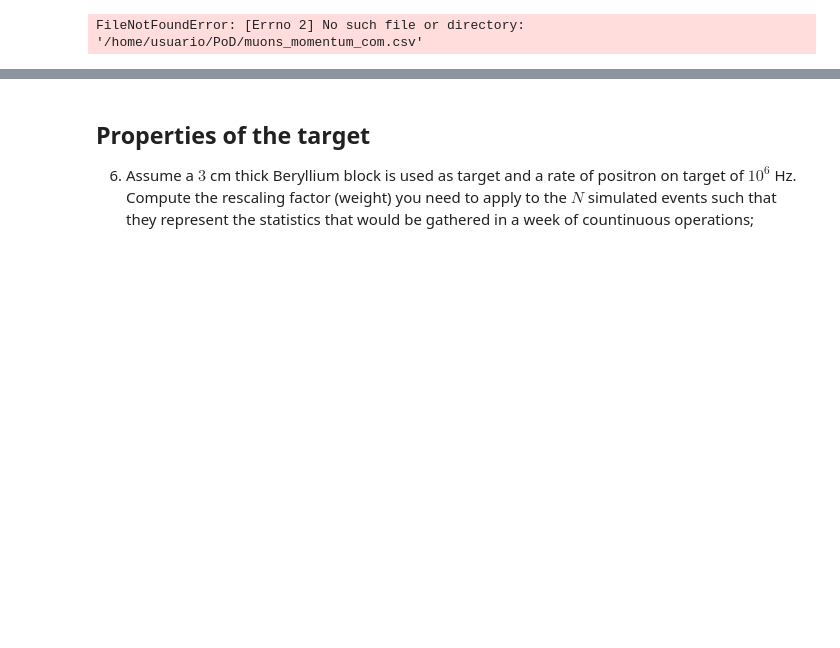
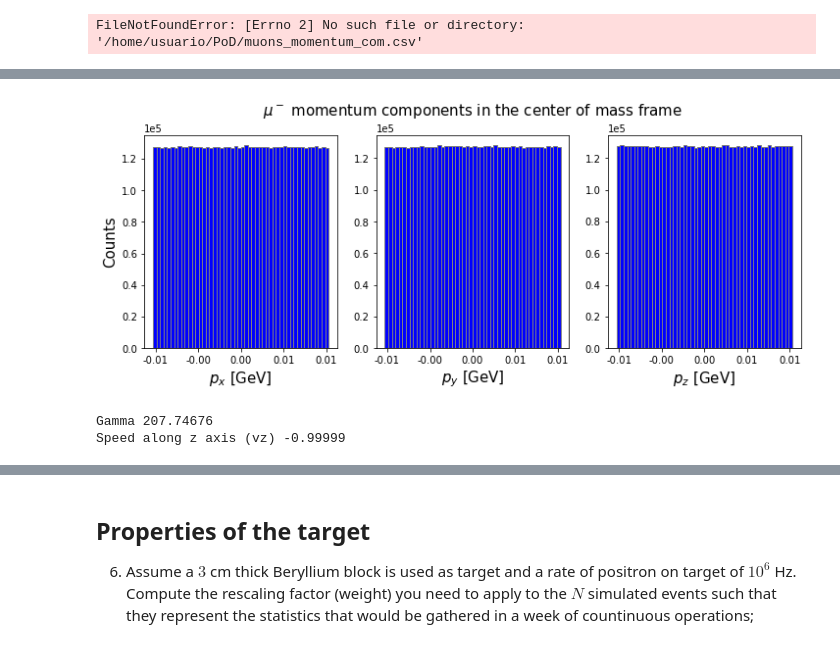
Before and after one commit to eigen-carmona/LCP_projects_Y3, a Jupyter notebook: Muons_project.ipynb, the cells around one changed output, grey strips where cells are left out. Cells and saved outputs as stored; diff of their text form; code cells hidden in the pictures; blank space fills up the shorter version.

```diff
--- a/Muons_project.ipynb
+++ b/Muons_project.ipynb
@@ -339,26 +341,28 @@ plt.show()
 # %%
 fig, (ax1,ax2,ax3) = plt.subplots(nrows=1, ncols=3, figsize=(12, 4))
 
 n, bins, _ = ax1.hist(pxam, bins=50,color='b', ec='grey')
 ax1.set_xlabel(r'$p_x$ [GeV]', fontsize=15)
 ax1.set_ylabel('Counts', fontsize=15)
 ax1.ticklabel_format(axis="y", style="sci", scilimits=(5,5))
 ax1.xaxis.set_major_formatter(FormatStrFormatter('%.2f'))
 
 n, bins, _ = ax2.hist(pyam, bins=50,color='blue', ec='grey')
-ax2.set_title(r'$\mu^-$ momentum components in the center of mass frame', fontsize=15)
+ax2.set_title(r'$\mu^-$ momentum components in the center of mass frame', fontsize=15, pad=20)
 ax2.set_xlabel(r'$p_y$ [GeV]', fontsize=15)
 ax2.ticklabel_format(axis="y", style="sci", scilimits=(5,5))
 ax2.xaxis.set_major_formatter(FormatStrFormatter('%.2f'))
 
 
 n, bins, _ = ax3.hist(pzam, bins=50,color='blue', ec='grey')
 ax3.set_xlabel(r'$p_z$ [GeV]', fontsize=15)
 ax3.ticklabel_format(axis="y", style="sci", scilimits=(5,5))
 ax3.xaxis.set_major_formatter(FormatStrFormatter('%.2f'))
 
 
 plt.show()
+# %% [output]
+[figure, added]
 # %%
 #Inser Pandas table with some statistics
 # %%
@@ -369,8 +373,11 @@ plt.show()
 vz = -np.sqrt(1-4*electron_mass**2/E**2)
 gamma = 1/np.sqrt(1-vz**2)
 # %%
-print('Gamma:', '%.5f' % gamma)
-print('Speed along z axis (vz):', '%.5f' % vz)
+print('Gamma', '%.5f' % gamma)
+print('Speed along z axis (vz)', '%.5f' % vz)
+# %% [output]
+Gamma 207.74676
+Speed along z axis (vz) -0.99999
 # %%
 pxm_lb = pxm
 pym_lb = pym
```
Also changed, not shown: parts of 20 cells of this notebook.
